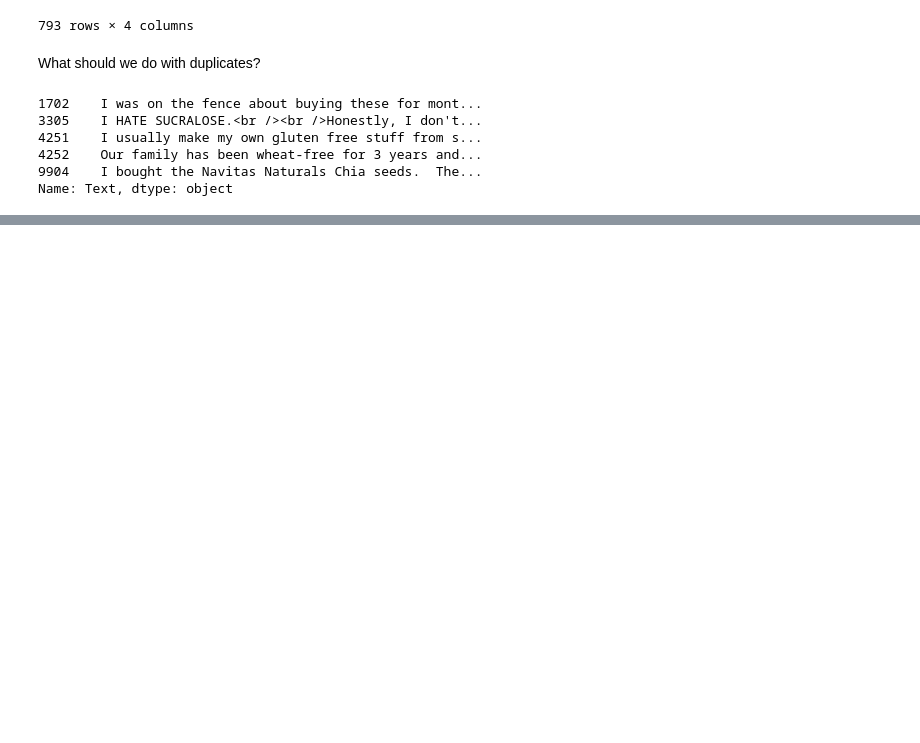
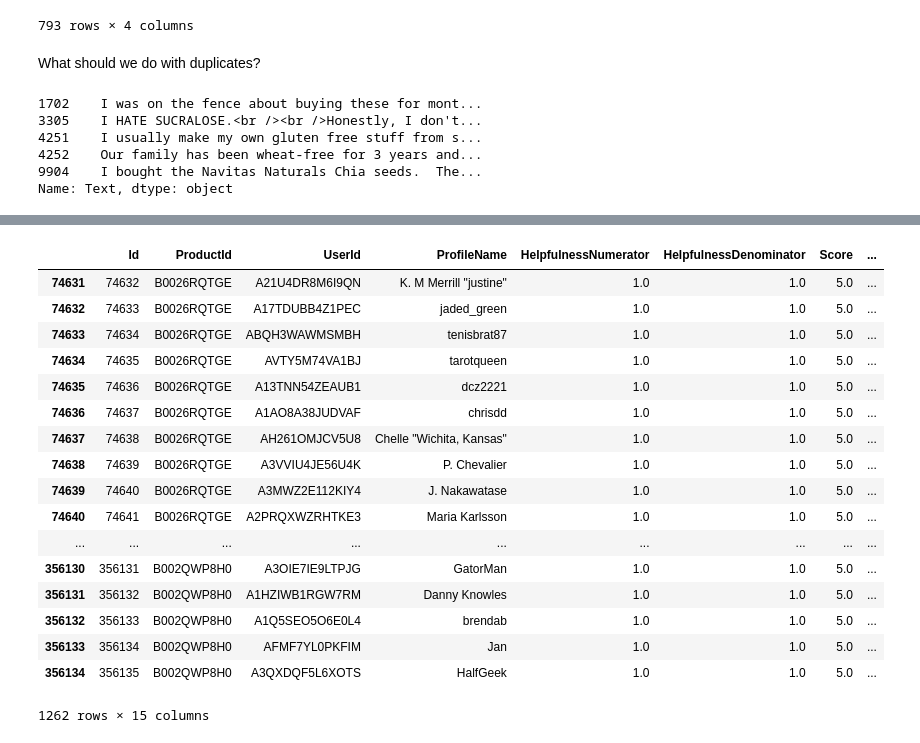
Before and after one commit to MintMin/AmazonReviewsAnalysis, a Jupyter notebook: Nic/Week 1 Nic's Exploratory Analysis.ipynb, the cells around one changed output, grey strips where cells are left out. Saved outputs shown, nothing was run; the diff lists cells and outputs as text; code cells hidden in the pictures; blank space fills up the shorter version.

```diff
--- a/Nic/Week 1 Nic's Exploratory Analysis.ipynb
+++ b/Nic/Week 1 Nic's Exploratory Analysis.ipynb
@@ -330,0 +459,21 @@ Name: Text, dtype: object
+# %%
+reviews[(reviews['ProductId'] == top10[1]) | (reviews['ProductId'] == top10[3])]
+# %% [output]
+|  | Id | ProductId | UserId | ProfileName | HelpfulnessNumerator | HelpfulnessDenominator | Score | ... |
+| 74631 | 74632 | B0026RQTGE | A21U4DR8M6I9QN | K. M Merrill "justine" | 1.0 | 1.0 | 5.0 | ... |
+| 74632 | 74633 | B0026RQTGE | A17TDUBB4Z1PEC | jaded_green | 1.0 | 1.0 | 5.0 | ... |
+| 74633 | 74634 | B0026RQTGE | ABQH3WAWMSMBH | tenisbrat87 | 1.0 | 1.0 | 5.0 | ... |
+| 74634 | 74635 | B0026RQTGE | AVTY5M74VA1BJ | tarotqueen | 1.0 | 1.0 | 5.0 | ... |
+| 74635 | 74636 | B0026RQTGE | A13TNN54ZEAUB1 | dcz2221 | 1.0 | 1.0 | 5.0 | ... |
+| 74636 | 74637 | B0026RQTGE | A1AO8A38JUDVAF | chrisdd | 1.0 | 1.0 | 5.0 | ... |
+| 74637 | 74638 | B0026RQTGE | AH261OMJCV5U8 | Chelle "Wichita, Kansas" | 1.0 | 1.0 | 5.0 | ... |
+| 74638 | 74639 | B0026RQTGE | A3VVIU4JE56U4K | P. Chevalier | 1.0 | 1.0 | 5.0 | ... |
+| 74639 | 74640 | B0026RQTGE | A3MWZ2E112KIY4 | J. Nakawatase | 1.0 | 1.0 | 5.0 | ... |
+| 74640 | 74641 | B0026RQTGE | A2PRQXWZRHTKE3 | Maria Karlsson | 1.0 | 1.0 | 5.0 | ... |
+| ... | ... | ... | ... | ... | ... | ... | ... | ... |
+| 356130 | 356131 | B002QWP8H0 | A3OIE7IE9LTPJG | GatorMan | 1.0 | 1.0 | 5.0 | ... |
+| 356131 | 356132 | B002QWP8H0 | A1HZIWB1RGW7RM | Danny Knowles | 1.0 | 1.0 | 5.0 | ... |
+| 356132 | 356133 | B002QWP8H0 | A1Q5SEO5O6E0L4 | brendab | 1.0 | 1.0 | 5.0 | ... |
+| 356133 | 356134 | B002QWP8H0 | AFMF7YL0PKFIM | Jan | 1.0 | 1.0 | 5.0 | ... |
+| 356134 | 356135 | B002QWP8H0 | A3QXDQF5L6XOTS | HalfGeek | 1.0 | 1.0 | 5.0 | ... |
+1262 rows × 15 columns
```
Also changed, not shown: parts of 19 cells of this notebook.
